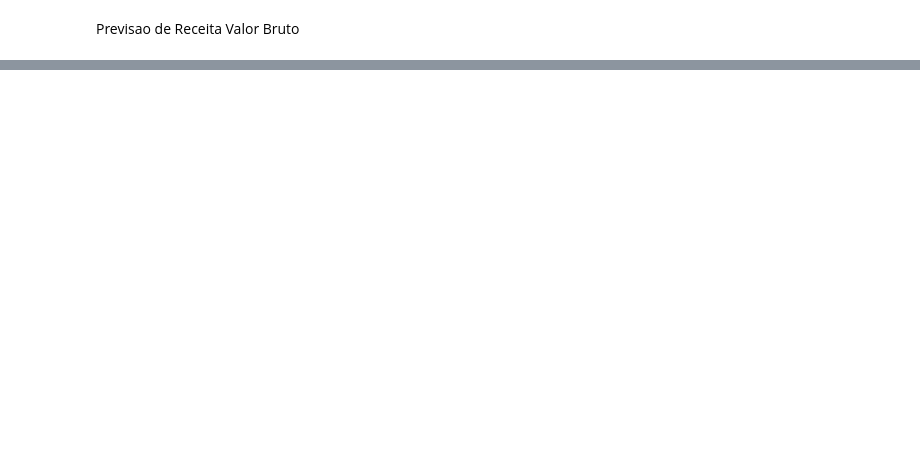
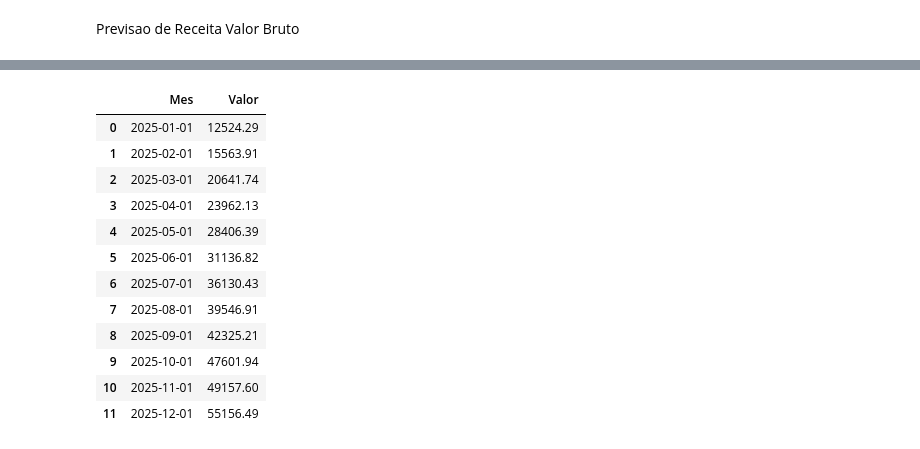
Before and after one commit to ViniciusHTSilva/Analise-Cafeteria, a Jupyter notebook: main.ipynb, the cells around one changed output, grey strips where cells are left out. Drawn from its saved outputs; the diff is of its cells as text; code cells hidden in the pictures; blank space fills up the shorter version.

```diff
--- a/main.ipynb
+++ b/main.ipynb
@@ -336,0 +397,2 @@ np.float64(565822.96)
+# %%
+PrevisaoComplet['data'] = PrevisaoComplet['data'].dt.to_period('M')
@@ -336,0 +401,8 @@ np.float64(565822.96)
+# %%
+valores2025 = (
+    PrevisaoComplet
+    .groupby(PrevisaoComplet.columns[0])[PrevisaoComplet.columns[1]].sum()
+    .reset_index()
+    .rename(columns={PrevisaoComplet.columns[0]: 'Mes',
+                     PrevisaoComplet.columns[1]: 'Valor'})
+)
@@ -336,0 +438,17 @@ np.float64(565822.96)
+# %%
+valores2025 = valores2025.iloc[0:12]
+valores2025
+# %% [output]
+|  | Mes | Valor |
+| 0 | 2025-01-01 | 12524.29 |
+| 1 | 2025-02-01 | 15563.91 |
+| 2 | 2025-03-01 | 20641.74 |
+| 3 | 2025-04-01 | 23962.13 |
+| 4 | 2025-05-01 | 28406.39 |
+| 5 | 2025-06-01 | 31136.82 |
+| 6 | 2025-07-01 | 36130.43 |
+| 7 | 2025-08-01 | 39546.91 |
+| 8 | 2025-09-01 | 42325.21 |
+| 9 | 2025-10-01 | 47601.94 |
+| 10 | 2025-11-01 | 49157.60 |
+| 11 | 2025-12-01 | 55156.49 |
```
Also changed, not shown: parts of 19 cells of this notebook, 2 other files.
